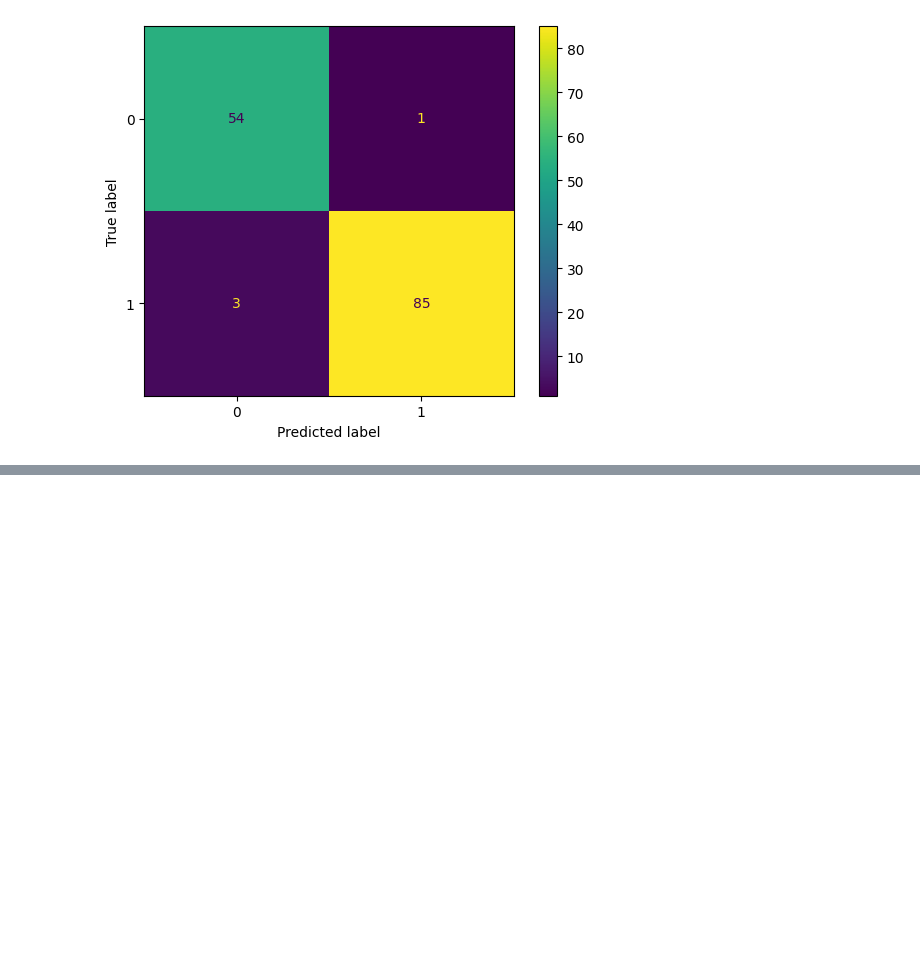
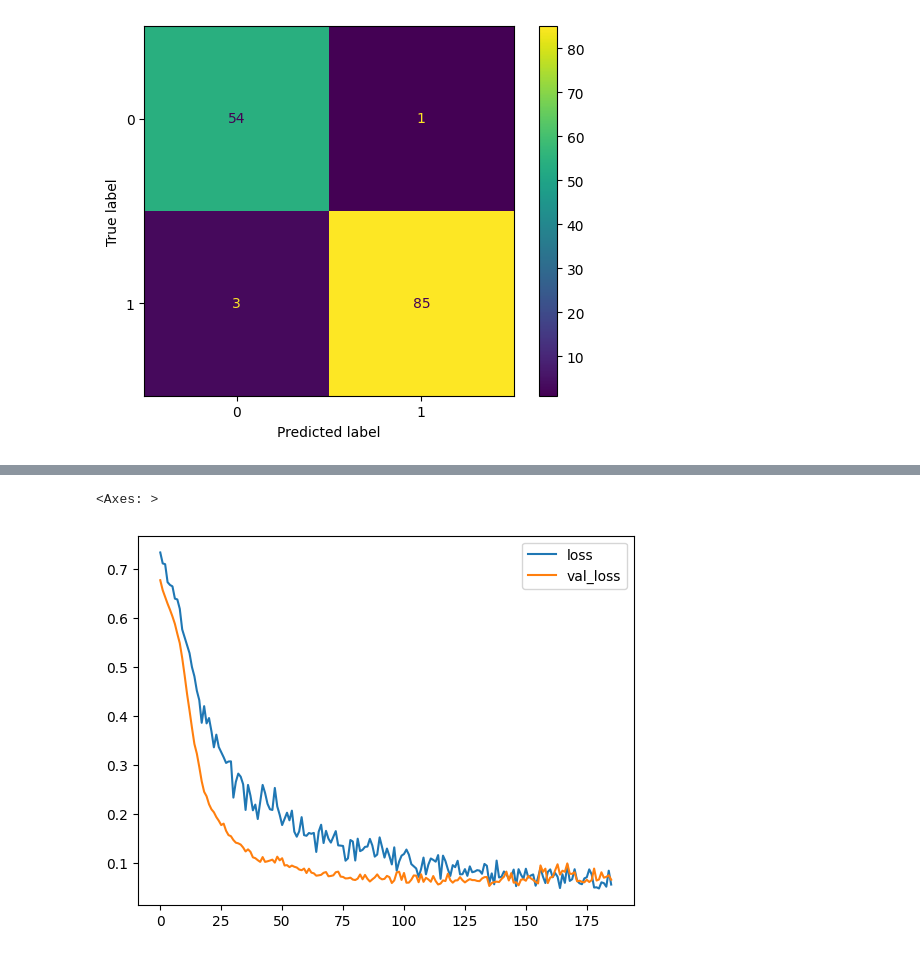
Before and after one commit to UnlimitedV/tensorflow-and-keras---simple, a Jupyter notebook: ANN/02-Keras-Classification.ipynb, the cells around one changed output, grey strips where cells are left out. Drawn from its saved outputs; the diff is of its cells as text; code cells hidden in the pictures; blank space fills up the shorter version.

Commit message:
classification training

```diff
--- a/ANN/02-Keras-Classification.ipynb
+++ b/ANN/02-Keras-Classification.ipynb
@@ -444,0 +517,12 @@ ConfusionMatrixDisplay(confusion_matrix(y_test,predictions)).plot()
+# %%
+from sklearn.model_selection import train_test_split
+
+X_train, X_other, y_train, y_other = train_test_split(X, y, test_size=0.35, random_state=42)
+X_val, X_test, y_val, y_test = train_test_split(X_other, y_other, test_size=0.5, random_state=42)
+# %%
+from sklearn.preprocessing import MinMaxScaler
+
+scaler = MinMaxScaler()
+X_train = scaler.fit_transform(X_train)
+X_val = scaler.transform(X_val)
+X_test = scaler.transform(X_test)
@@ -444,0 +533,14 @@ ConfusionMatrixDisplay(confusion_matrix(y_test,predictions)).plot()
+# %%
+model = k.Sequential()
+
+model.add(k.layers.Dense(30, 'relu'))
+model.add(k.layers.Dropout(0.5))
+model.add(k.layers.Dense(60, 'relu'))
+model.add(k.layers.Dropout(0.7))
+model.add(k.layers.Dense(30, 'relu'))
+model.add(k.layers.Dropout(0.5))
+
+model.add(k.layers.Dense(1, 'sigmoid'))
+model.compile(optimizer='adam', loss='binary_crossentropy')
+# %%
+model.fit(X_train, y_train, epochs=500, validation_data=(X_val, y_val), callbacks=[k.callbacks.EarlyStopping(patience=50)], verbose=1)
@@ -444,0 +566,5 @@ ConfusionMatrixDisplay(confusion_matrix(y_test,predictions)).plot()
+# %%
+pd.DataFrame(model.history.history).plot()
+# %% [output]
+<Axes: >
+[figure, added]
```
Also changed, not shown: parts of 14 cells of this notebook.
